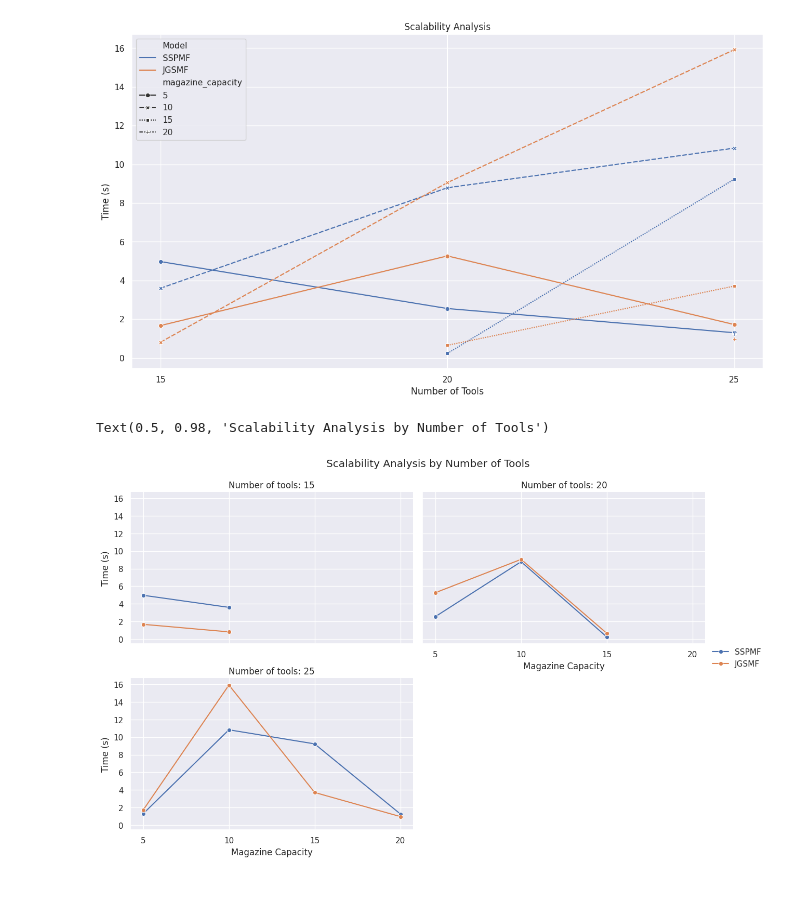
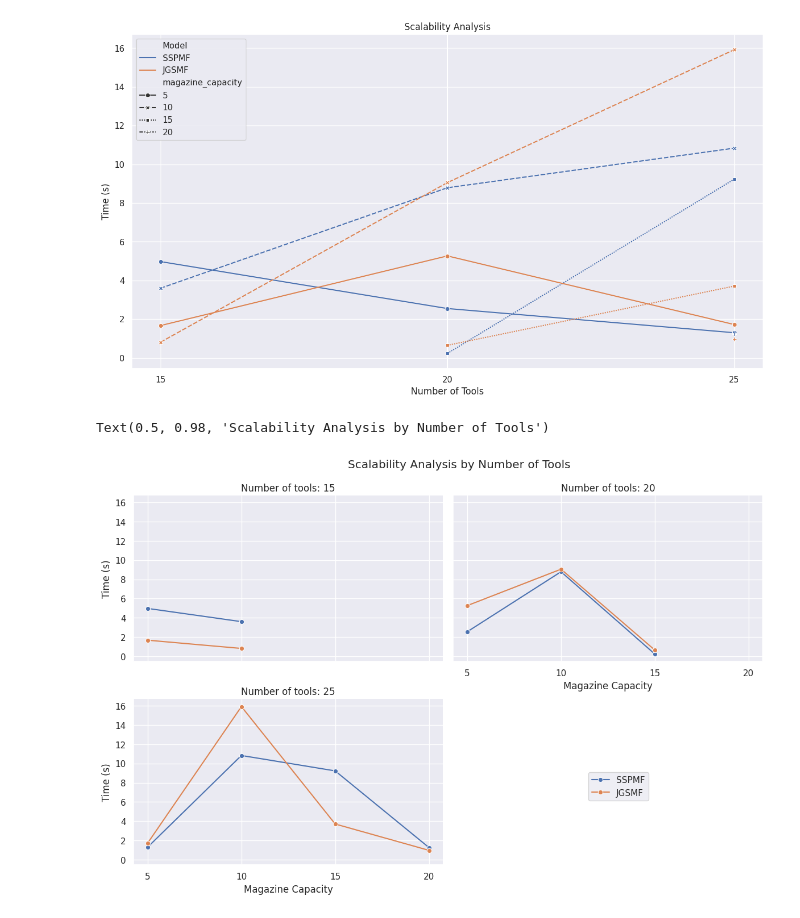
Before and after one commit to simonedivo/job-sequencing-and-tool-switching-problem, a Jupyter notebook: src/scalability.ipynb, the cells around one changed output. Cells and saved outputs as stored; diff of their text form; code cells hidden in the pictures; blank space fills up the shorter version.

Commit message:
better plot

```diff
--- a/src/scalability.ipynb
+++ b/src/scalability.ipynb
@@ -390,23 +390,27 @@ plt.xticks(scalability_df['num_tools'].unique())
  [Text(15, 0, '15'), Text(20, 0, '20'), Text(25, 0, '25')])
 [figure]
 # %%
+sns.set_theme(style="darkgrid")
 g = sns.FacetGrid(scalability_df, col="num_tools", col_wrap=2, height=4, aspect=1.5)
 
 g.map(sns.lineplot, "magazine_capacity", "time", "Model", marker="o")
 
 g.set_titles(col_template="Number of tools: {col_name}")
 g.set_axis_labels("Magazine Capacity", "Time (s)")
 g.add_legend()
+
+g.legend.set_bbox_to_anchor((0.75, 0.25))
+g.legend.set_frame_on(True)
 
 for ax in g.axes.flat:
     num_tools = int(ax.get_title().split(": ")[1])
     subset = scalability_df[scalability_df['num_tools'] == num_tools]
     unique_magazine_capacity = sorted(subset['magazine_capacity'].unique())
     ax.set_xticks(unique_magazine_capacity)
     ax.set_xticklabels(unique_magazine_capacity)
 
 plt.subplots_adjust(top=0.9)
 g.fig.suptitle("Scalability Analysis by Number of Tools")
 # %% [output]
 Text(0.5, 0.98, 'Scalability Analysis by Number of Tools')
-[figure, old version]
+[figure, new version]
```
Also changed, not shown: 1 other file.
